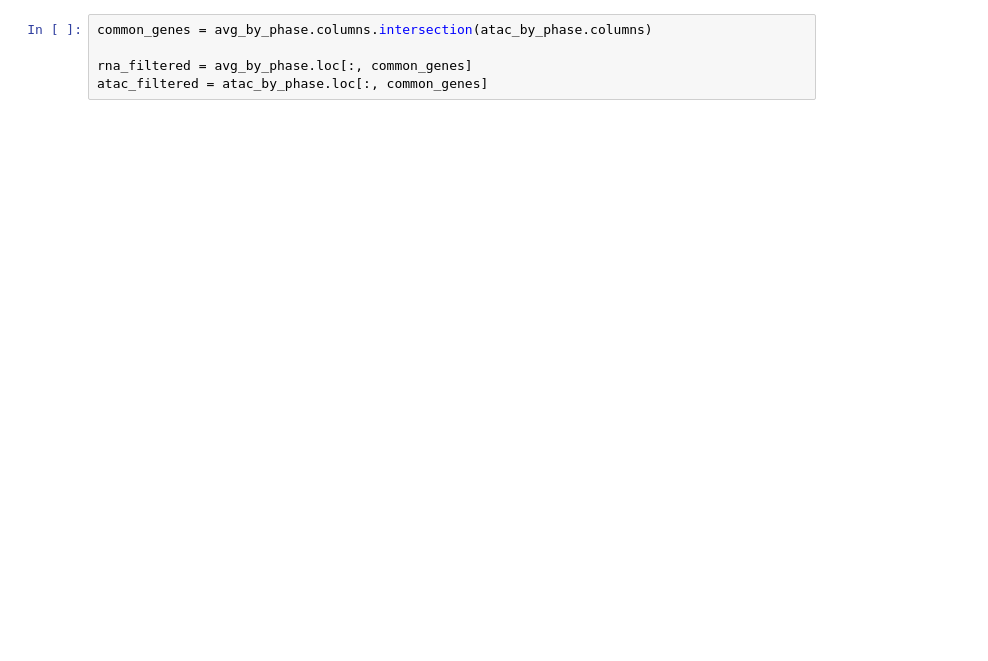
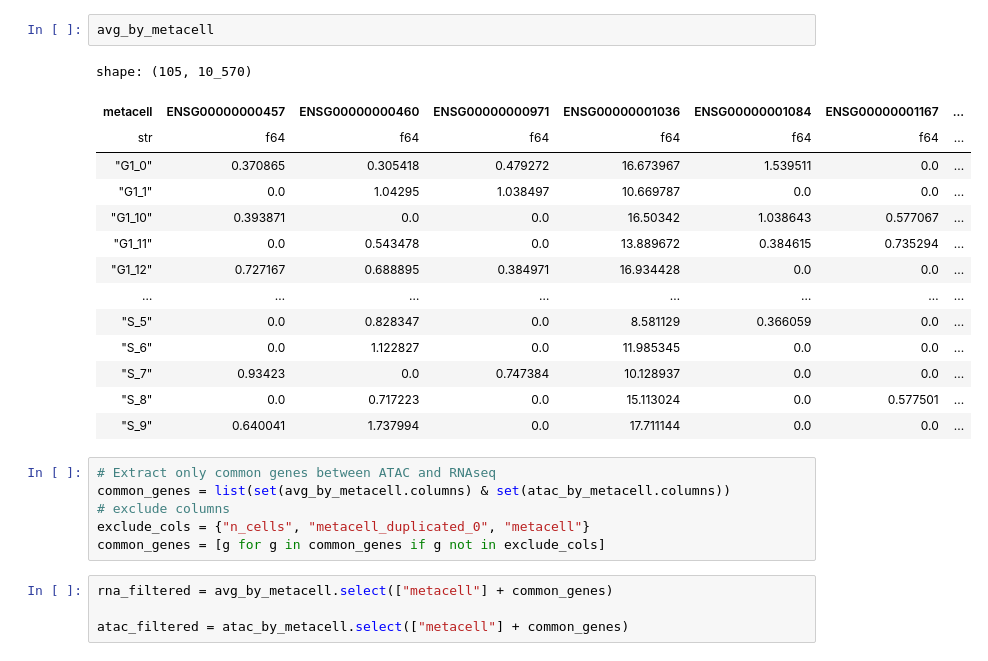
Before and after one commit to SFGLab/Team8_PhaseSpecific_Chromatin_Changes, a Jupyter notebook: ATACseq.ipynb, the cells around one changed output. Cells and saved outputs as stored; diff of their text form; blank space fills up the shorter version.

```diff
--- a/ATACseq.ipynb
+++ b/ATACseq.ipynb
@@ -83,5 +182,27 @@ atac_by_phase
+# %%
+avg_by_metacell
+# %% [output]
+shape: (105, 10_570)
+| metacell | ENSG00000000457 | ENSG00000000460 | ENSG00000000971 | ENSG00000001036 | ENSG00000001084 | ENSG00000001167 | ... |
+| str | f64 | f64 | f64 | f64 | f64 | f64 | ... |
+| "G1_0" | 0.370865 | 0.305418 | 0.479272 | 16.673967 | 1.539511 | 0.0 | ... |
+| "G1_1" | 0.0 | 1.04295 | 1.038497 | 10.669787 | 0.0 | 0.0 | ... |
+| "G1_10" | 0.393871 | 0.0 | 0.0 | 16.50342 | 1.038643 | 0.577067 | ... |
+| "G1_11" | 0.0 | 0.543478 | 0.0 | 13.889672 | 0.384615 | 0.735294 | ... |
+| "G1_12" | 0.727167 | 0.688895 | 0.384971 | 16.934428 | 0.0 | 0.0 | ... |
+| … | … | … | … | … | … | … | ... |
+| "S_5" | 0.0 | 0.828347 | 0.0 | 8.581129 | 0.366059 | 0.0 | ... |
+| "S_6" | 0.0 | 1.122827 | 0.0 | 11.985345 | 0.0 | 0.0 | ... |
+| "S_7" | 0.93423 | 0.0 | 0.747384 | 10.128937 | 0.0 | 0.0 | ... |
+| "S_8" | 0.0 | 0.717223 | 0.0 | 15.113024 | 0.0 | 0.577501 | ... |
+| "S_9" | 0.640041 | 1.737994 | 0.0 | 17.711144 | 0.0 | 0.0 | ... |
 # %%
-common_genes = avg_by_phase.columns.intersection(atac_by_phase.columns)
-
-rna_filtered = avg_by_phase.loc[:, common_genes]
-atac_filtered = atac_by_phase.loc[:, common_genes]
+# Extract only common genes between ATAC and RNAseq
+common_genes = list(set(avg_by_metacell.columns) & set(atac_by_metacell.columns))
+# exclude columns
+exclude_cols = {"n_cells", "metacell_duplicated_0", "metacell"}
+common_genes = [g for g in common_genes if g not in exclude_cols]
+# %%
+rna_filtered = avg_by_metacell.select(["metacell"] + common_genes)
+
+atac_filtered = atac_by_metacell.select(["metacell"] + common_genes)
```
Also changed, not shown: parts of 43 cells of this notebook, 2 other files.
